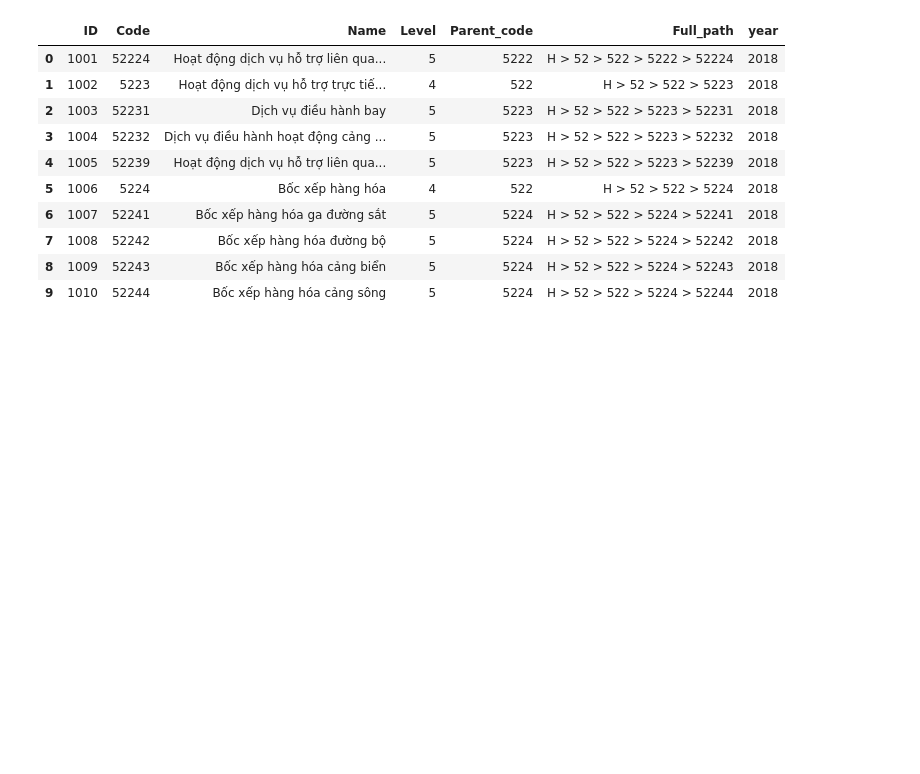
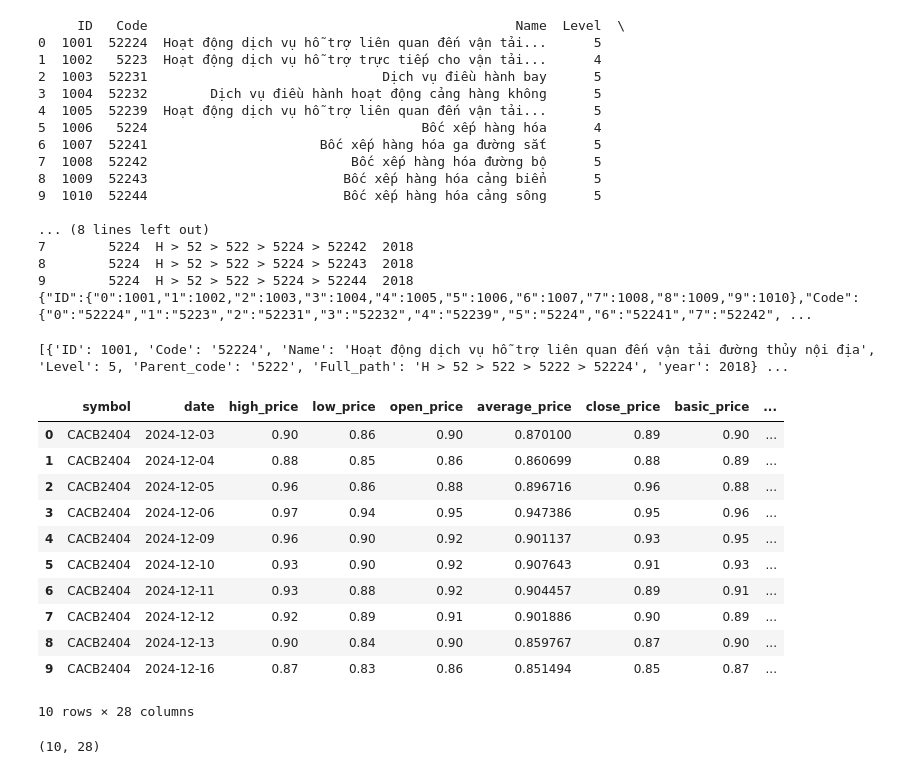
Before and after one commit to DataCore-VietNam/DataCore, a Jupyter notebook: test_demo.ipynb, the cells around one changed output. Cells and saved outputs as stored; diff of their text form; code cells hidden in the pictures; blank space fills up the shorter version.

```diff
--- a/test_demo.ipynb
+++ b/test_demo.ipynb
@@ -3,16 +3,61 @@ from datacore import Datacore
 
 client = Datacore()
 df = client.preview("vsic")
-df
+print(df)
+print(df.to_json())
+
+df.to_json("output.json", orient="records", indent=2, force_ascii=False)
 # %% [output]
-|  | ID | Code | Name | Level | Parent_code | Full_path | year |
-| 0 | 1001 | 52224 | Hoạt động dịch vụ hỗ trợ liên qua... | 5 | 5222 | H > 52 > 522 > 5222 > 52224 | 2018 |
-| 1 | 1002 | 5223 | Hoạt động dịch vụ hỗ trợ trực tiế... | 4 | 522 | H > 52 > 522 > 5223 | 2018 |
-| 2 | 1003 | 52231 | Dịch vụ điều hành bay | 5 | 5223 | H > 52 > 522 > 5223 > 52231 | 2018 |
-| 3 | 1004 | 52232 | Dịch vụ điều hành hoạt động cảng ... | 5 | 5223 | H > 52 > 522 > 5223 > 52232 | 2018 |
-| 4 | 1005 | 52239 | Hoạt động dịch vụ hỗ trợ liên qua... | 5 | 5223 | H > 52 > 522 > 5223 > 52239 | 2018 |
-| 5 | 1006 | 5224 | Bốc xếp hàng hóa | 4 | 522 | H > 52 > 522 > 5224 | 2018 |
-| 6 | 1007 | 52241 | Bốc xếp hàng hóa ga đường sắt | 5 | 5224 | H > 52 > 522 > 5224 > 52241 | 2018 |
-| 7 | 1008 | 52242 | Bốc xếp hàng hóa đường bộ | 5 | 5224 | H > 52 > 522 > 5224 > 52242 | 2018 |
-| 8 | 1009 | 52243 | Bốc xếp hàng hóa cảng biển | 5 | 5224 | H > 52 > 522 > 5224 > 52243 | 2018 |
-| 9 | 1010 | 52244 | Bốc xếp hàng hóa cảng sông | 5 | 5224 | H > 52 > 522 > 5224 > 52244 | 2018 |
+     ID   Code                                               Name  Level  \
+0  1001  52224  Hoạt động dịch vụ hỗ trợ liên quan đến vận tải...      5
+1  1002   5223  Hoạt động dịch vụ hỗ trợ trực tiếp cho vận tải...      4
+2  1003  52231                              Dịch vụ điều hành bay      5
+3  1004  52232        Dịch vụ điều hành hoạt động cảng hàng không      5
+4  1005  52239  Hoạt động dịch vụ hỗ trợ liên quan đến vận tải...      5
+5  1006   5224                                   Bốc xếp hàng hóa      4
+6  1007  52241                      Bốc xếp hàng hóa ga đường sắt      5
+7  1008  52242                          Bốc xếp hàng hóa đường bộ      5
+8  1009  52243                         Bốc xếp hàng hóa cảng biển      5
+9  1010  52244                         Bốc xếp hàng hóa cảng sông      5
+
+... (8 lines left out)
+7        5224  H > 52 > 522 > 5224 > 52242  2018
+8        5224  H > 52 > 522 > 5224 > 52243  2018
+9        5224  H > 52 > 522 > 5224 > 52244  2018
+{"ID":{"0":1001,"1":1002,"2":1003,"3":1004,"4":1005,"5":1006,"6":1007,"7":1008,"8":1009,"9":1010},"Code":{"0":"52224","1":"5223","2":"52231","3":"52232","4":"52239","5":"5224","6":"52241","7":"52242", ...
+# %%
+import json
+
+with open("output.json", "r", encoding="utf-8") as f:
+    data = json.load(f)
+
+print(data)
+# %% [output]
+[{'ID': 1001, 'Code': '52224', 'Name': 'Hoạt động dịch vụ hỗ trợ liên quan đến vận tải đường thủy nội địa', 'Level': 5, 'Parent_code': '5222', 'Full_path': 'H > 52 > 522 > 5222 > 52224', 'year': 2018} ...
+# %%
+df = client.preview("dataset_historical_price")
+df
+# %% [output]
+|  | symbol | date | high_price | low_price | open_price | average_price | close_price | basic_price | ... |
+| 0 | CACB2404 | 2024-12-03 | 0.90 | 0.86 | 0.90 | 0.870100 | 0.89 | 0.90 | ... |
+| 1 | CACB2404 | 2024-12-04 | 0.88 | 0.85 | 0.86 | 0.860699 | 0.88 | 0.89 | ... |
+| 2 | CACB2404 | 2024-12-05 | 0.96 | 0.86 | 0.88 | 0.896716 | 0.96 | 0.88 | ... |
+| 3 | CACB2404 | 2024-12-06 | 0.97 | 0.94 | 0.95 | 0.947386 | 0.95 | 0.96 | ... |
+| 4 | CACB2404 | 2024-12-09 | 0.96 | 0.90 | 0.92 | 0.901137 | 0.93 | 0.95 | ... |
+| 5 | CACB2404 | 2024-12-10 | 0.93 | 0.90 | 0.92 | 0.907643 | 0.91 | 0.93 | ... |
+| 6 | CACB2404 | 2024-12-11 | 0.93 | 0.88 | 0.92 | 0.904457 | 0.89 | 0.91 | ... |
+| 7 | CACB2404 | 2024-12-12 | 0.92 | 0.89 | 0.91 | 0.901886 | 0.90 | 0.89 | ... |
+| 8 | CACB2404 | 2024-12-13 | 0.90 | 0.84 | 0.90 | 0.859767 | 0.87 | 0.90 | ... |
+| 9 | CACB2404 | 2024-12-16 | 0.87 | 0.83 | 0.86 | 0.851494 | 0.85 | 0.87 | ... |
+10 rows × 28 columns
+# %%
+from datacore.client import Datacore
+x_api_key = "REDACTED_LEAKED_API_KEY"
+client = Datacore(api_key=x_api_key)
+data = client.get_data("dataset_historical_price")
+
+df = client.get_dataframe("dataset_historical_price")
+
+print(df.shape)
+# %% [output]
+(10, 28)
```
Also changed, not shown: parts of 3 cells of this notebook, 9 other files.
